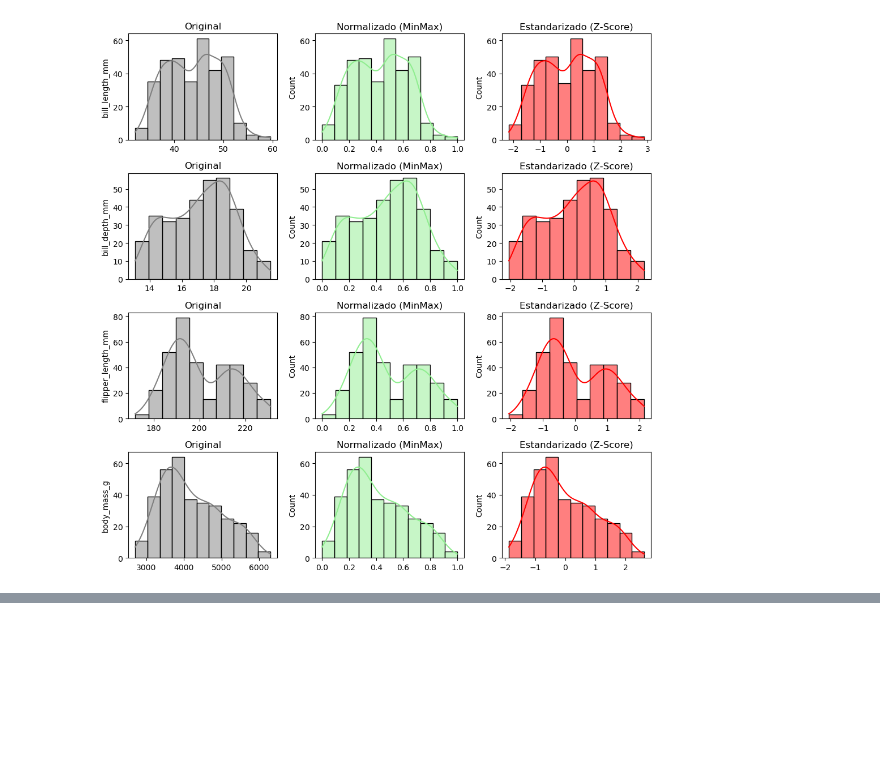
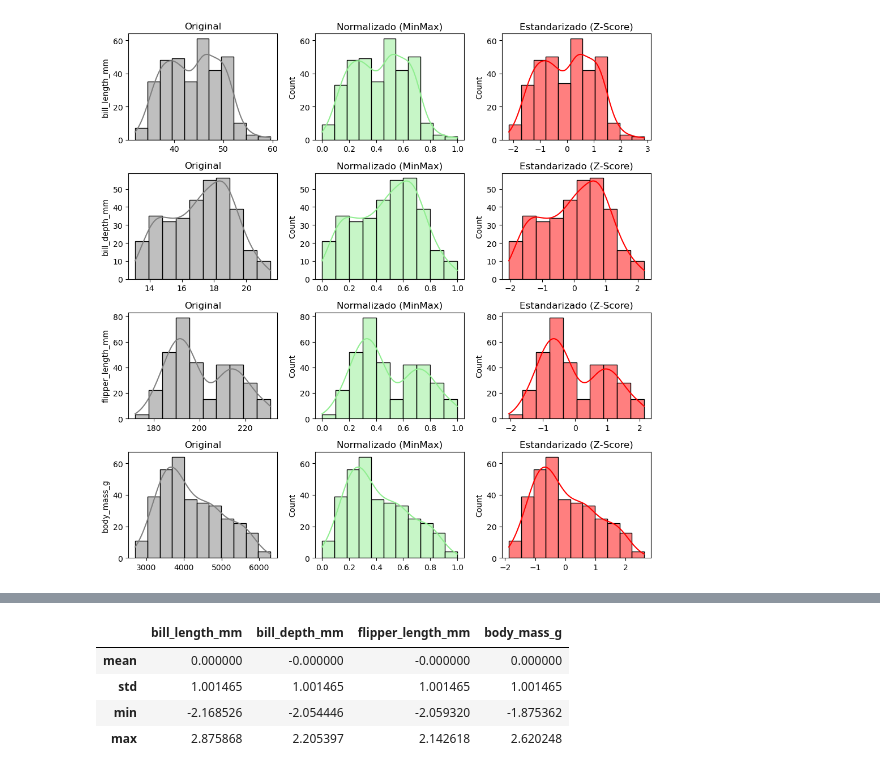
Before and after one commit to FIUBA-Posgrado-Inteligencia-Artificial/CEIA_Analisis_de_datos, a Jupyter notebook: notebooks/clase_05_normalizacion_estandarizacion.ipynb, the cells around one changed output, grey strips where cells are left out. Saved outputs shown, nothing was run; the diff lists cells and outputs as text; code cells hidden in the pictures; blank space fills up the shorter version.

```diff
--- a/notebooks/clase_05_normalizacion_estandarizacion.ipynb
+++ b/notebooks/clase_05_normalizacion_estandarizacion.ipynb
@@ -145,0 +164,8 @@ plt.show()
+# %%
+df_standardized.describe().loc[['mean', 'std','min','max']].round(6)
+# %% [output]
+|  | bill_length_mm | bill_depth_mm | flipper_length_mm | body_mass_g |
+| mean | 0.000000 | -0.000000 | -0.000000 | 0.000000 |
+| std | 1.001465 | 1.001465 | 1.001465 | 1.001465 |
+| min | -2.168526 | -2.054446 | -2.059320 | -1.875362 |
+| max | 2.875868 | 2.205397 | 2.142618 | 2.620248 |
```
Also changed, not shown: parts of 6 cells of this notebook.
